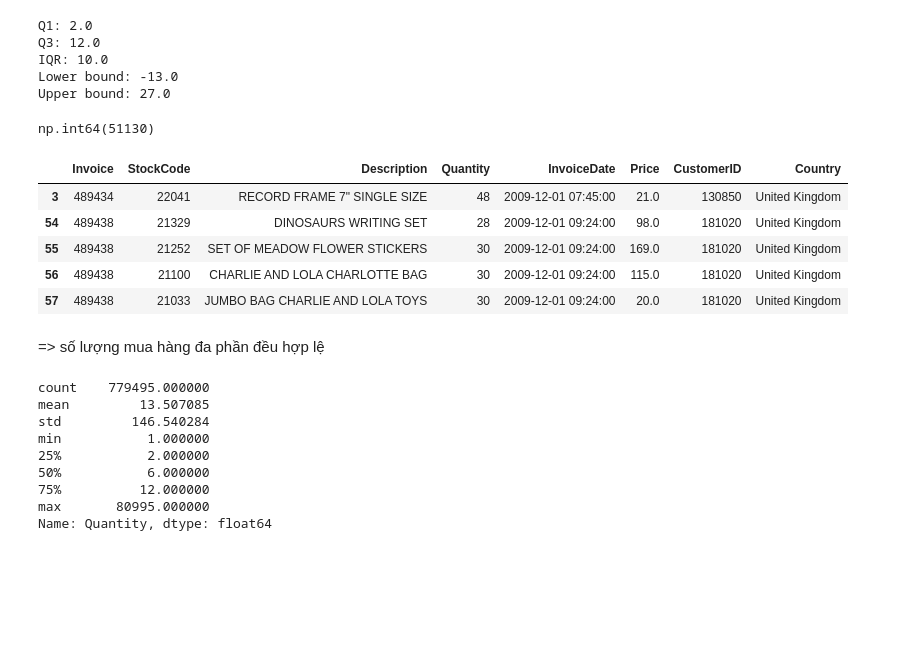
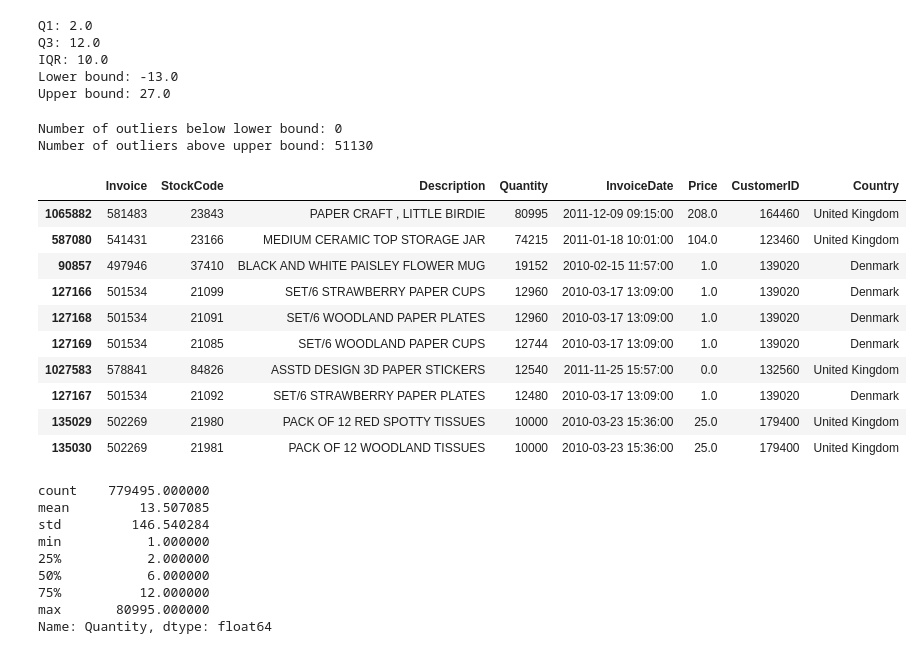
Before and after one commit to trangntp37/RFM_Analysis_for_Online_Retail, a Jupyter notebook: data_cleaning_and_analysis.ipynb, the cells around one changed output. Drawn from its saved outputs; the diff is of its cells as text; code cells hidden in the pictures; blank space fills up the shorter version.

```diff
--- a/data_cleaning_and_analysis.ipynb
+++ b/data_cleaning_and_analysis.ipynb
@@ -173,21 +199,30 @@ IQR: 10.0
 Lower bound: -13.0
 Upper bound: 27.0
 # %%
-#Check thử các giá trị > Upper bound
-(df['Quantity'] > upper).sum()
+# Counting outliers
+outliers_below = (df['Quantity'] < lower).sum()
+outliers_above = (df['Quantity'] > upper).sum()
+print("Number of outliers below lower bound:", outliers_below)
+print("Number of outliers above upper bound:", outliers_above)
 # %% [output]
-np.int64(51130)
+Number of outliers below lower bound: 0
+Number of outliers above upper bound: 51130
-# %%
-df[df['Quantity'] > upper].head()
-# %% [output]
-|  | Invoice | StockCode | Description | Quantity | InvoiceDate | Price | CustomerID | Country |
-| 3 | 489434 | 22041 | RECORD FRAME 7" SINGLE SIZE | 48 | 2009-12-01 07:45:00 | 21.0 | 130850 | United Kingdom |
-| 54 | 489438 | 21329 | DINOSAURS WRITING SET | 28 | 2009-12-01 09:24:00 | 98.0 | 181020 | United Kingdom |
-| 55 | 489438 | 21252 | SET OF MEADOW FLOWER STICKERS | 30 | 2009-12-01 09:24:00 | 169.0 | 181020 | United Kingdom |
-| 56 | 489438 | 21100 | CHARLIE AND LOLA CHARLOTTE BAG | 30 | 2009-12-01 09:24:00 | 115.0 | 181020 | United Kingdom |
-| 57 | 489438 | 21033 | JUMBO BAG CHARLIE AND LOLA TOYS | 30 | 2009-12-01 09:24:00 | 20.0 | 181020 | United Kingdom |
-# %% [markdown]
-=> số lượng mua hàng đa phần đều hợp lệ
+# %%
+abovedf = df[df['Quantity'] > upper]
+abovedf.sort_values(by='Quantity', ascending=False).head(10)
+# These high Quantity values may be due to bulk purchases by businesses or data entry errors. Further investigation is needed.
+# %% [output]
+|  | Invoice | StockCode | Description | Quantity | InvoiceDate | Price | CustomerID | Country |
+| 1065882 | 581483 | 23843 | PAPER CRAFT , LITTLE BIRDIE | 80995 | 2011-12-09 09:15:00 | 208.0 | 164460 | United Kingdom |
+| 587080 | 541431 | 23166 | MEDIUM CERAMIC TOP STORAGE JAR | 74215 | 2011-01-18 10:01:00 | 104.0 | 123460 | United Kingdom |
+| 90857 | 497946 | 37410 | BLACK AND WHITE PAISLEY FLOWER MUG | 19152 | 2010-02-15 11:57:00 | 1.0 | 139020 | Denmark |
+| 127166 | 501534 | 21099 | SET/6 STRAWBERRY PAPER CUPS | 12960 | 2010-03-17 13:09:00 | 1.0 | 139020 | Denmark |
+| 127168 | 501534 | 21091 | SET/6 WOODLAND PAPER PLATES | 12960 | 2010-03-17 13:09:00 | 1.0 | 139020 | Denmark |
+| 127169 | 501534 | 21085 | SET/6 WOODLAND PAPER CUPS | 12744 | 2010-03-17 13:09:00 | 1.0 | 139020 | Denmark |
+| 1027583 | 578841 | 84826 | ASSTD DESIGN 3D PAPER STICKERS | 12540 | 2011-11-25 15:57:00 | 0.0 | 132560 | United Kingdom |
+| 127167 | 501534 | 21092 | SET/6 STRAWBERRY PAPER PLATES | 12480 | 2010-03-17 13:09:00 | 1.0 | 139020 | Denmark |
+| 135029 | 502269 | 21980 | PACK OF 12 RED SPOTTY TISSUES | 10000 | 2010-03-23 15:36:00 | 25.0 | 179400 | United Kingdom |
+| 135030 | 502269 | 21981 | PACK OF 12 WOODLAND TISSUES | 10000 | 2010-03-23 15:36:00 | 25.0 | 179400 | United Kingdom |
 # %%
 df['Quantity'].describe()
 # %% [output]
```
Also changed, not shown: parts of 41 cells of this notebook, 3 other files.
